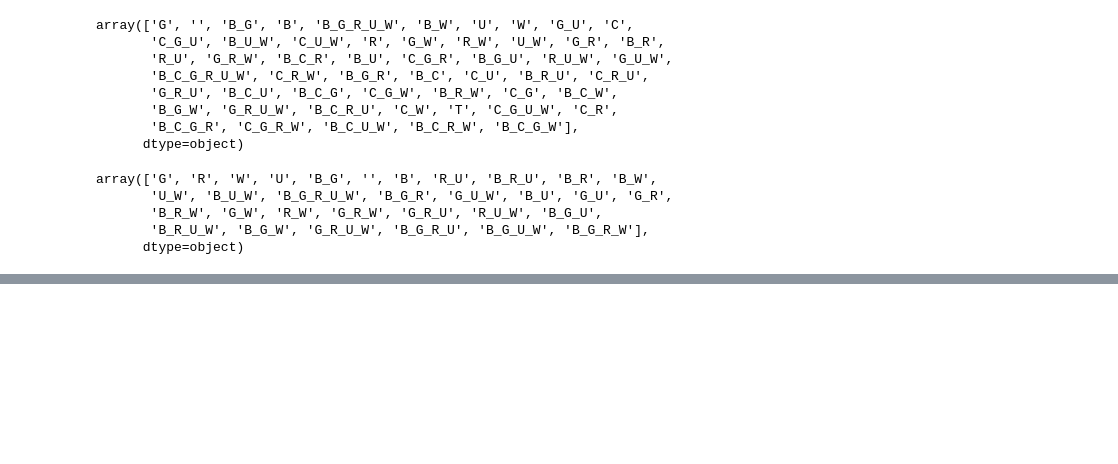
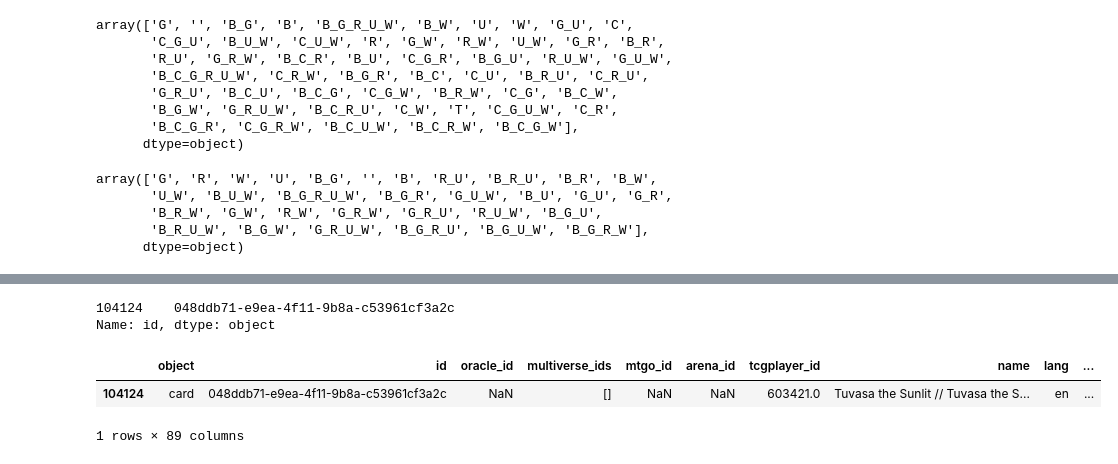
Before and after one commit to blh119/MTG_Scryfall_App, a Jupyter notebook: Untitled.ipynb, the cells around one changed output, grey strips where cells are left out. Drawn from its saved outputs; the diff is of its cells as text; code cells hidden in the pictures; blank space fills up the shorter version.

```diff
--- a/Untitled.ipynb
+++ b/Untitled.ipynb
@@ -695,0 +716,6 @@ Name: type_line, dtype: object
+# %%
+processor.df = processor.df.sort_values(by = ["oracle_id", "released_at"], ascending = [True, True])
+processor.df = processor.df.groupby(["oracle_id"]).head(1).reset_index(drop = True)
+# %%
+processor.df["type_line"] = processor.df["type_line"].fillna("")
+processor.df.loc[processor.df["type_line"].str.contains("Basic", na = True), "name"].unique()
@@ -719,0 +882,2 @@ array(['G', 'R', 'W', 'U', 'B_G', '', 'B', 'R_U', 'B_R_U', 'B_R', 'B_W',
+# %%
+processor.df = processor.df.sor
@@ -719,0 +886,3 @@ array(['G', 'R', 'W', 'U', 'B_G', '', 'B', 'R_U', 'B_R_U', 'B_R', 'B_W',
+# %%
+processor.df = processor.df.sort_values(by = ["id", "released_at"], ascending = [False, True])
+processor.df = processor.df.groupby(["id", "released_at"]).head(1).reset_index(drop = True)
@@ -719,0 +909,11 @@ array(['G', 'R', 'W', 'U', 'B_G', '', 'B', 'R_U', 'B_R_U', 'B_R', 'B_W',
+# %%
+processor.df.loc[processor.df["name"] == "Tuvasa the Sunlit // Tuvasa the Sunlit", "id"]
+# %% [output]
+104124    048ddb71-e9ea-4f11-9b8a-c53961cf3a2c
+Name: id, dtype: object
+# %%
+processor.df.loc[processor.df["id"] == "048ddb71-e9ea-4f11-9b8a-c53961cf3a2c"]
+# %% [output]
+|  | object | id | oracle_id | multiverse_ids | mtgo_id | arena_id | tcgplayer_id | name | lang | ... |
+| 104124 | card | 048ddb71-e9ea-4f11-9b8a-c53961cf3a2c | NaN | [] | NaN | NaN | 603421.0 | Tuvasa the Sunlit // Tuvasa the S... | en | ... |
+1 rows × 89 columns
```
Also changed, not shown: parts of 17 cells of this notebook, 1 other file.
